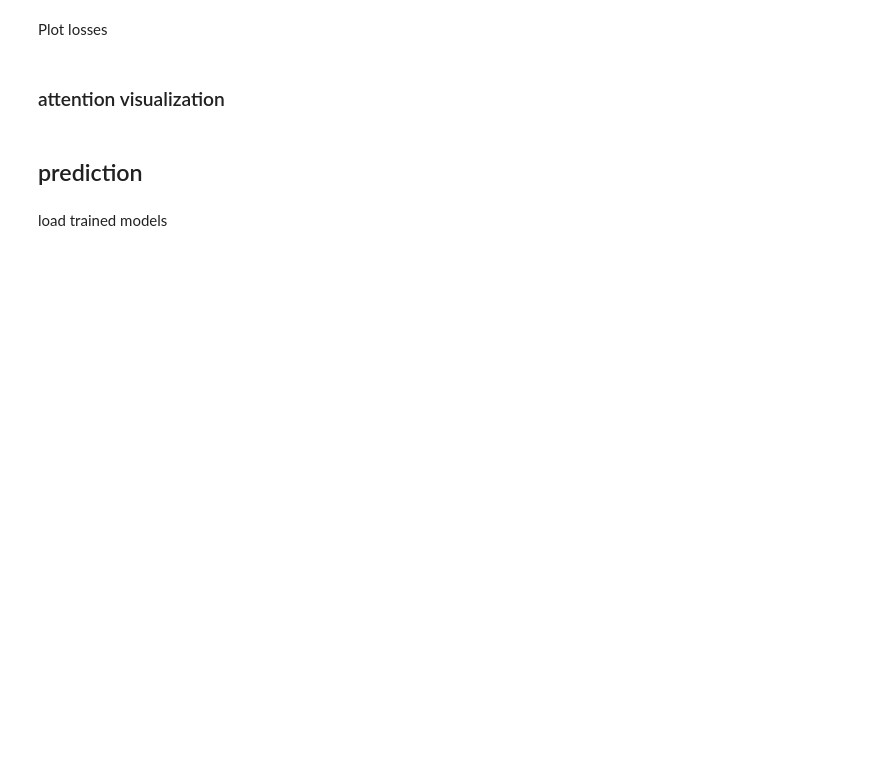
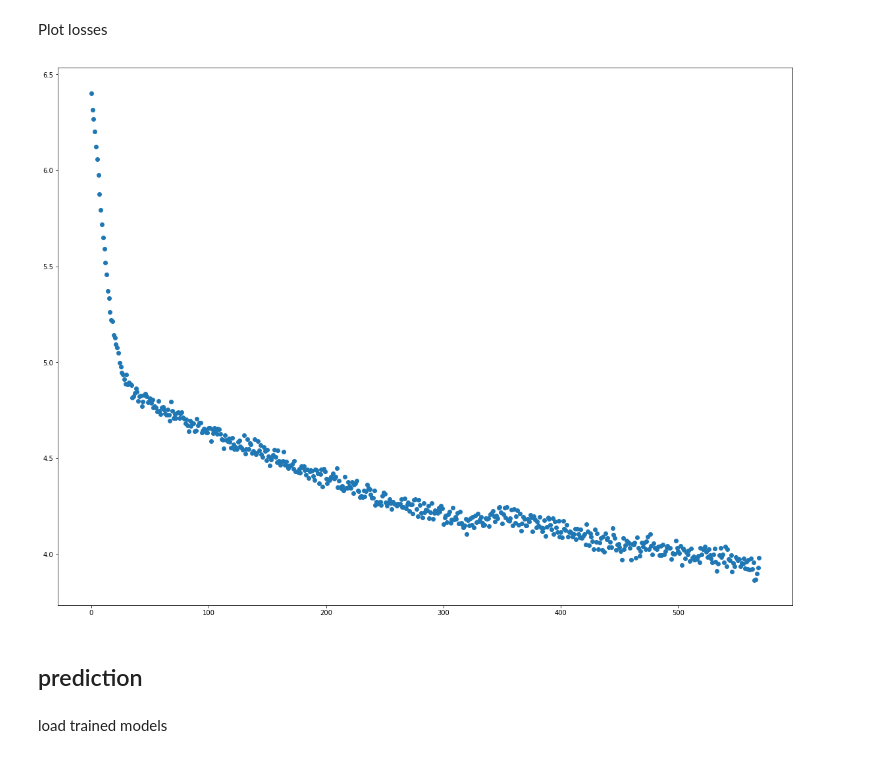
Before and after one commit to VSJMilewski/NLP2-Projects, a Jupyter notebook: Project2/NLP2_Project2.ipynb, the cells around one changed output. Cells and saved outputs as stored; diff of their text form; code cells hidden in the pictures; blank space fills up the shorter version.

Commit message:
Working model. Loss is fixed now

```diff
--- a/Project2/NLP2_Project2.ipynb
+++ b/Project2/NLP2_Project2.ipynb
@@ -247,10 +247,8 @@ class Encoder(nn.Module):
 # %% [markdown]
 ### Decoder
 # %%
-# https://pytorch.org/tutorials/intermediate/seq2seq_translation_tutorial.html
-
 class Decoder(nn.Module):
-    def __init__(self, target_vocab_size, embeddings_dim, dropout_p=0.1): # embeddings is hidden, vocab size is output size
+    def __init__(self, target_vocab_size, embeddings_dim, dropout_p=0.1):
         super().__init__()
 
         self.embedding_dim = embedding_dims
@@ -278,7 +276,6 @@ class Decoder(nn.Module):
 
         # context is weights x hidden states from encoder
         context = torch.bmm(alphas, stacked_encoded_words_batch)
-        del(alphas)
 
         # we have to concat context + emb
         input = torch.cat((emb, context), 2)
@@ -287,9 +284,9 @@ class Decoder(nn.Module):
         gru_output, hidden = self.gru(input, hidden_batch.view(1, batch_size, self.embedding_dim))
 
         output = self.out(gru_output)
-        output = F.log_softmax(output, dim=2)
+#         output = F.log_softmax(output, dim=2)
 
-        return output, hidden
+        return output, hidden, alphas
 # %% [markdown]
 ### Encoder Decoder
 # %%
@@ -366,7 +378,7 @@ target_test_file = 'data/test/test_2017_flickr_tokenized_lowercased_bpe.en'
 # %%
 learning_rate = 1e-3
 max_epochs = 30
-batch_size = 64
+batch_size = 256
 
 source_vocab_size = 30000
 target_vocab_size = 30000
@@ -418,6 +431,11 @@ opt = Adam(encdec.parameters(), lr=learning_rate)
 # %% [markdown]
 ## training
 # %%
+####### Remove this
+# max_epochs = 5
+# batch_size = 4
+###########
+
 losses = []
 count = 0
 gen = batch_generator(source_processor, target_processor, batch_size)
@@ -449,28 +467,21 @@ for it in tnrange(iterations):
                  source_mask,
                  target_mask)
 
-#     del(words_batch_source)
-#     del(pos_batch_source)
-#     del(words_batch_target)
-#     del(sentence_lengths_source)
-
     out.backward()
     output[output_i] = out
     opt.step()
-
     count += batch_size
     if count >= sentences_in_data:
         count = 0
         # Dump trained models
         timestamp = datetime.now()
-        torch.save(encdec.state_dict(), 'encoder_it_{}_t_{:%m_%d_%H_%M}.torchsave'.format(it, timestamp))
+        torch.save(encdec.state_dict(), 'model_it_{}_t_{:%m_%d_%H_%M}.torchsave'.format(it, timestamp))
 losses += output.tolist()[:output_i+1]
 del(output)
+
 # Dump trained models
 timestamp = datetime.now()
-torch.save(encdec.state_dict(), 'encoder_last-it_{}_t_{:%m_%d_%H_%M}.torchsave'.format(it, timestamp))
-
-# TODO: Should we run until BLEU convergence on validation set? probably, if there is time
+torch.save(encdec.state_dict(), 'model_last-it_{}_t_{:%m_%d_%H_%M}.torchsave'.format(it, timestamp))
 # %% [output]
 [interactive output not drawn]
 # %%
@@ -491,8 +502,10 @@ torch.save(encdec.state_dict(), 'encoder_last-it_{}_t_{:%m_%d_%H_%M}.torchsave'.
 # %% [markdown]
 Plot losses
 # %%
+
 plt.figure(figsize=(20,15))
-plt.plot(losses)
+plt.scatter(range(len(losses)),losses)
+y = losses[0:10]
 plt.show()
+# %% [output]
+[figure, added]
-# %% [markdown]
-### attention visualization
```
Also changed, not shown: parts of 10 cells of this notebook.
